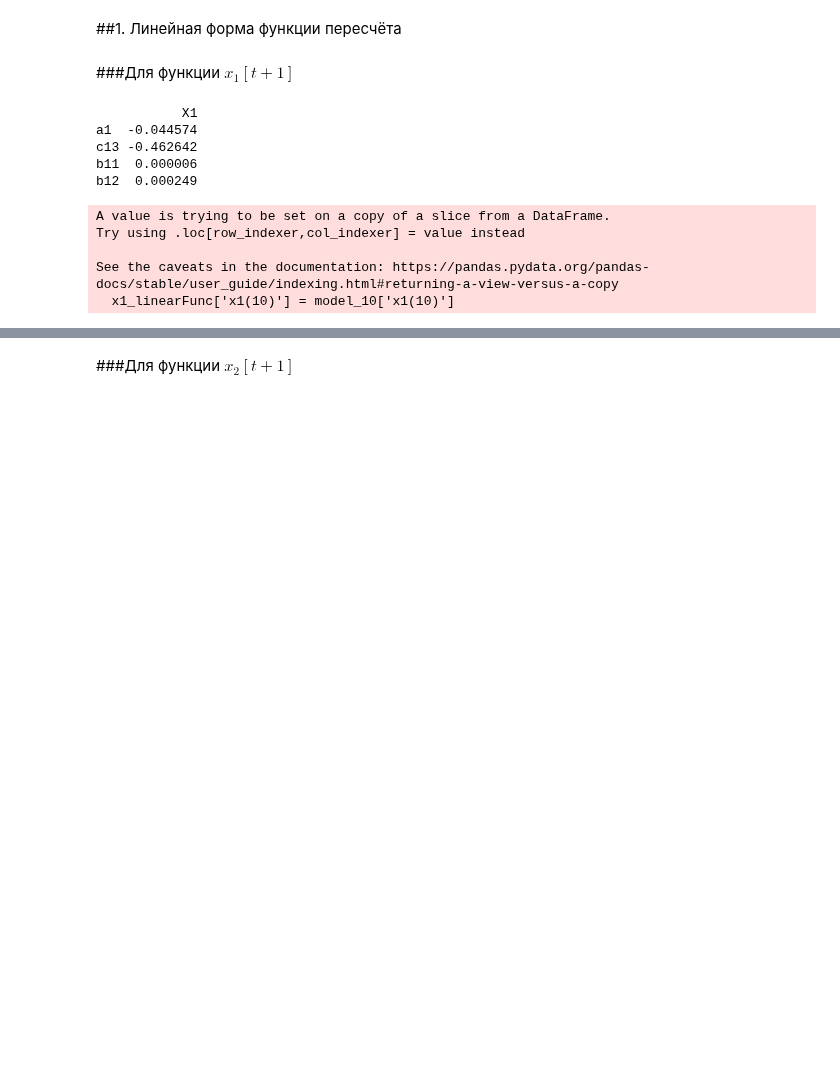
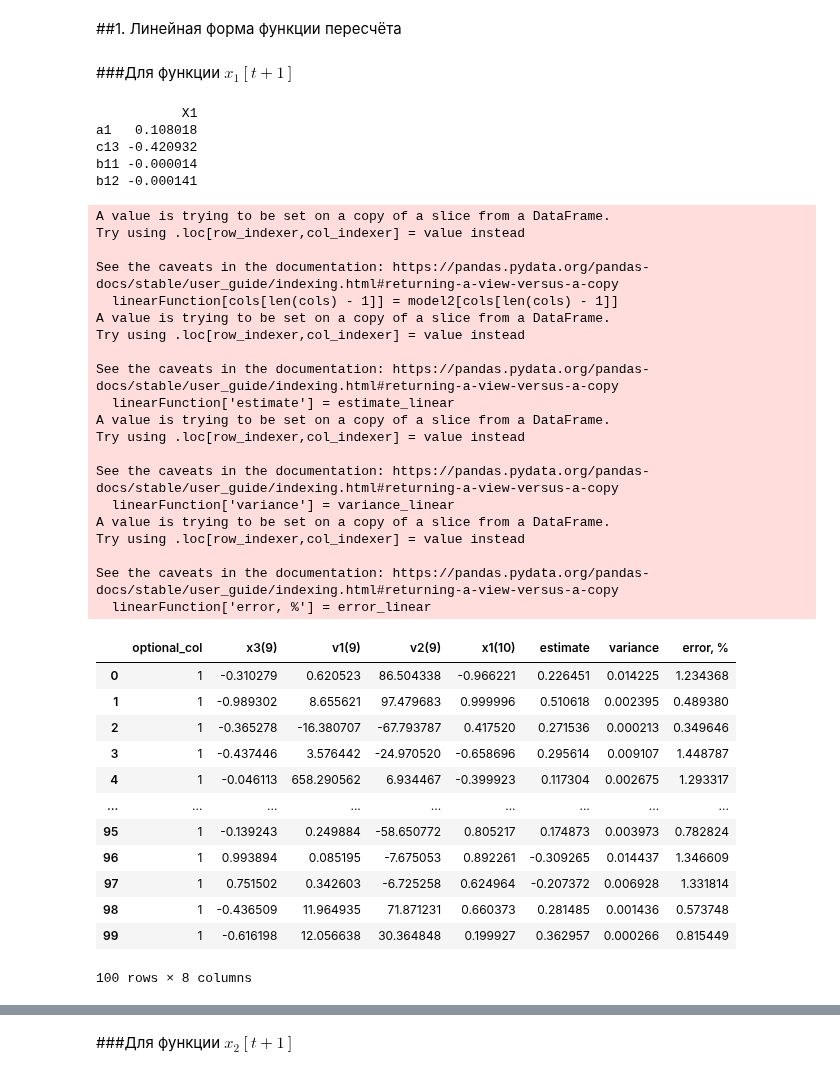
Before and after one commit to Viktory4121/MORD, a Jupyter notebook: ДОМ.ipynb, the cells around one changed output, grey strips where cells are left out. Cells and saved outputs as stored; diff of their text form; code cells hidden in the pictures; blank space fills up the shorter version.

```diff
--- a/ДОМ.ipynb
+++ b/ДОМ.ipynb
@@ -216,23 +214,79 @@ vector_ones = [1] * elem
+# %%
+def buildLinearRegretion(model1, model2, cols):
+  vector_ones = [1] * elem
+  coef = []
+
+  linearFunction = model1[cols[0:(len(cols) - 1)]]
+  linearFunction[cols[len(cols) - 1]] = model2[cols[len(cols) - 1]]
+  linearFunction.insert(0, "optional_col", vector_ones)
+
+  A_linear = np.array(linearFunction)
+  #A_psev = BenIsrael(A_linear[:, 0:(len(A_linear[0]) - 1)])
+  X_linear = solvingSLAE(A_linear[:, 0:(len(A_linear[0]) - 1)], np.matrix(A_linear[:, len(A_linear[0]) - 1]).T)
+
+  estimate_linear = []
+  variance_linear = []
+  error_linear = []
+
+  for i in range(len(linearFunction)):
+    for j in range(0, len(X_linear)):
+      if(j == 0):
+        estimate_linear.append(X1_linear[j,0])
+      else:
+        estimate_linear[i] += X_linear[j,0] * np.array(linearFunction)[i,j]
+
+    variance_linear.append((1.0 / len(linearFunction)) * (np.array(linearFunction)[i, len(np.array(linearFunction)[0]) - 1] - estimate_linear[i])**2)
+    error_linear.append((1.0 / len(linearFunction)) * abs((np.array(linearFunction)[i, len(np.array(linearFunction)[0]) - 1] - estimate_linear[i])
+                            / np.array(linearFunction)[i, len(np.array(linearFunction)[0]) - 1]) * 100)
+
+  linearFunction['estimate'] = estimate_linear
+  linearFunction['variance'] = variance_linear
+  linearFunction['error, %'] = error_linear
+
+  return X_linear, linearFunction
 # %% [markdown]
 ###Для функции $x_1[t+1]$
 # %%
 #x3, v1, v2
-x1_linearFunc = model_9[['x3(9)', 'v1(9)', 'v2(9)']]
-x1_linearFunc['x1(10)'] = model_10['x1(10)']
-x1_linearFunc.insert(0, "optional_col", vector_ones)
-
-A1_linear = np.array(x1_linearFunc)
-#A1_psev = BenIsrael(A1_linear[:, 0:(len(A1_linear[0]) - 1)])
-X1_linear = solvingSLAE(A1_linear[:, 0:(len(A1_linear[0]) - 1)], np.matrix(A1_linear[:, len(A1_linear[0]) - 1]).T)
+X1_linear, X1_linearTable = buildLinearRegretion(model_9, model_10, ['x3(9)', 'v1(9)', 'v2(9)', 'x1(10)'])
 print(pd.DataFrame(X1_linear, columns=['X1'], index=['a1', 'c13', 'b11', 'b12']))
+X1_linearTable
 # %% [output]
            X1
-a1  -0.044574
-c13 -0.462642
-b11  0.000006
-b12  0.000249
+a1   0.108018
+c13 -0.420932
+b11 -0.000014
+b12 -0.000141
 A value is trying to be set on a copy of a slice from a DataFrame.
 Try using .loc[row_indexer,col_indexer] = value instead
 
 See the caveats in the documentation: https://pandas.pydata.org/pandas-docs/stable/user_guide/indexing.html#returning-a-view-versus-a-copy
-  x1_linearFunc['x1(10)'] = model_10['x1(10)']
+  linearFunction[cols[len(cols) - 1]] = model2[cols[len(cols) - 1]]
+A value is trying to be set on a copy of a slice from a DataFrame.
+Try using .loc[row_indexer,col_indexer] = value instead
+
+See the caveats in the documentation: https://pandas.pydata.org/pandas-docs/stable/user_guide/indexing.html#returning-a-view-versus-a-copy
+  linearFunction['estimate'] = estimate_linear
+A value is trying to be set on a copy of a slice from a DataFrame.
+Try using .loc[row_indexer,col_indexer] = value instead
+
+See the caveats in the documentation: https://pandas.pydata.org/pandas-docs/stable/user_guide/indexing.html#returning-a-view-versus-a-copy
+  linearFunction['variance'] = variance_linear
+A value is trying to be set on a copy of a slice from a DataFrame.
+Try using .loc[row_indexer,col_indexer] = value instead
+
+See the caveats in the documentation: https://pandas.pydata.org/pandas-docs/stable/user_guide/indexing.html#returning-a-view-versus-a-copy
+  linearFunction['error, %'] = error_linear
+|  | optional_col | x3(9) | v1(9) | v2(9) | x1(10) | estimate | variance | error, % |
+| 0 | 1 | -0.310279 | 0.620523 | 86.504338 | -0.966221 | 0.226451 | 0.014225 | 1.234368 |
+| 1 | 1 | -0.989302 | 8.655621 | 97.479683 | 0.999996 | 0.510618 | 0.002395 | 0.489380 |
+| 2 | 1 | -0.365278 | -16.380707 | -67.793787 | 0.417520 | 0.271536 | 0.000213 | 0.349646 |
+| 3 | 1 | -0.437446 | 3.576442 | -24.970520 | -0.658696 | 0.295614 | 0.009107 | 1.448787 |
+| 4 | 1 | -0.046113 | 658.290562 | 6.934467 | -0.399923 | 0.117304 | 0.002675 | 1.293317 |
+| ... | ... | ... | ... | ... | ... | ... | ... | ... |
+| 95 | 1 | -0.139243 | 0.249884 | -58.650772 | 0.805217 | 0.174873 | 0.003973 | 0.782824 |
+| 96 | 1 | 0.993894 | 0.085195 | -7.675053 | 0.892261 | -0.309265 | 0.014437 | 1.346609 |
+| 97 | 1 | 0.751502 | 0.342603 | -6.725258 | 0.624964 | -0.207372 | 0.006928 | 1.331814 |
+| 98 | 1 | -0.436509 | 11.964935 | 71.871231 | 0.660373 | 0.281485 | 0.001436 | 0.573748 |
+| 99 | 1 | -0.616198 | 12.056638 | 30.364848 | 0.199927 | 0.362957 | 0.000266 | 0.815449 |
+100 rows × 8 columns
```
Also changed, not shown: parts of 21 cells of this notebook.
